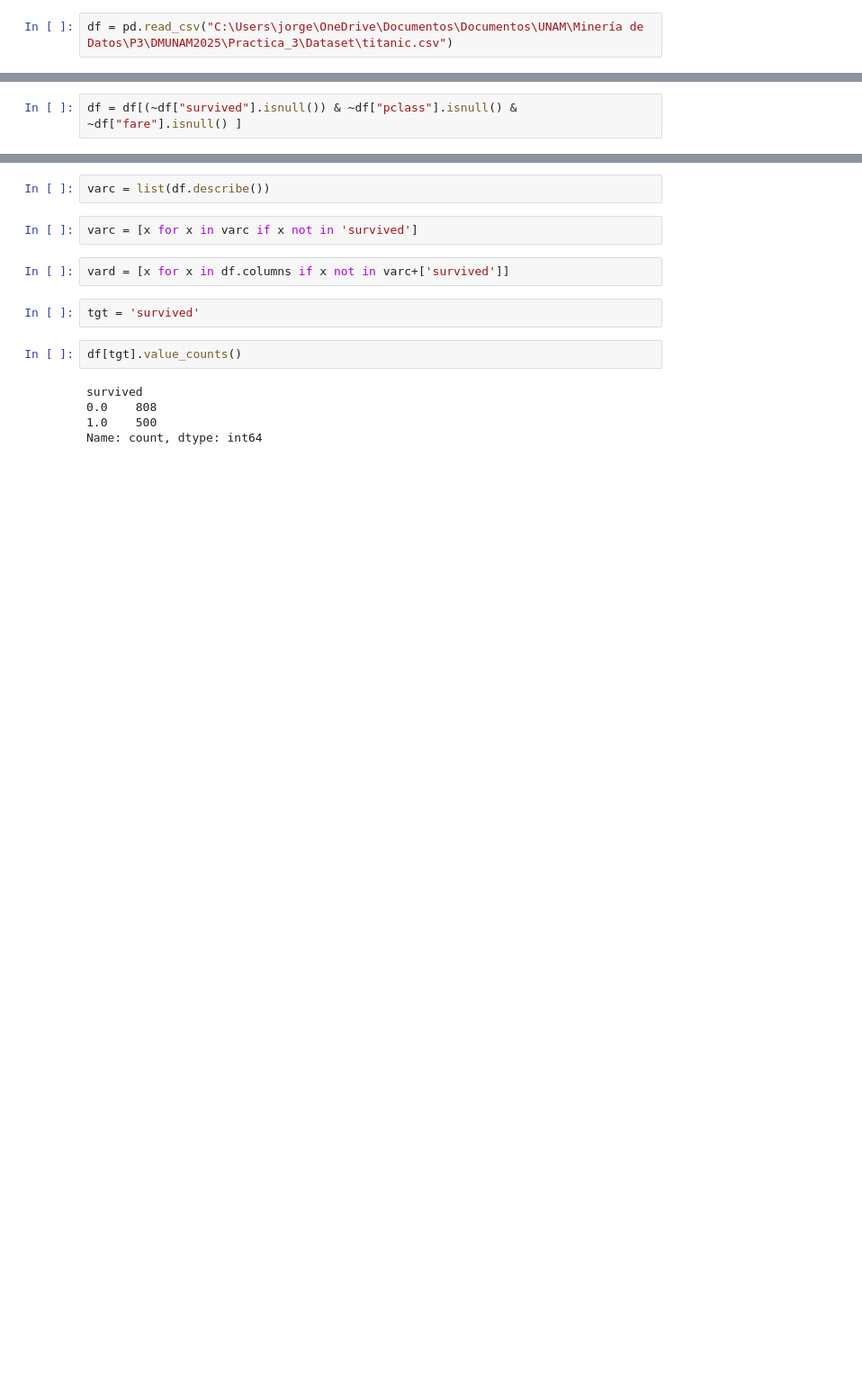
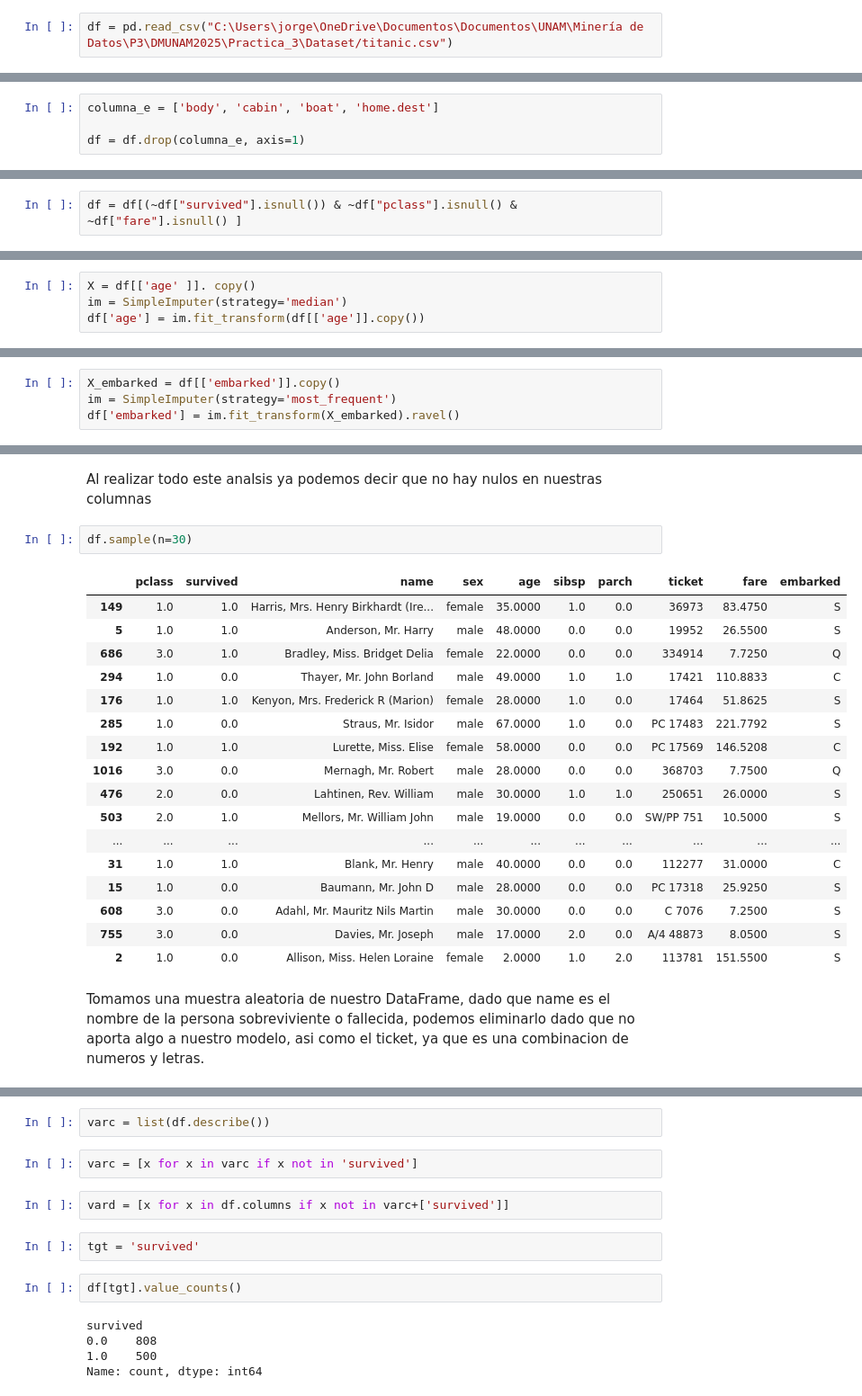
Before and after one commit to ArturoAntonioSotoOsornio/DMUNAM2025, a Jupyter notebook: Practica_3/proceso_ML_clasificacion.ipynb, the cells around one changed output, grey strips where cells are left out. Shown at 90% size. Cells and saved outputs as stored; diff of their text form; blank space fills up the shorter version.

Commit message:
Modificación a proceso_ML_clasificacion.ipynb dentro de Practica_3

```diff
--- a/Practica_3/proceso_ML_clasificacion.ipynb
+++ b/Practica_3/proceso_ML_clasificacion.ipynb
@@ -11,7 +11,7 @@ import numpy as np
 from sklearn.impute import SimpleImputer
 from scipy.stats import ks_2samp
 # %%
-df = pd.read_csv("C:\Users\jorge\OneDrive\Documentos\Documentos\UNAM\Minería de Datos\P3\DMUNAM2025\Practica_3\Dataset\titanic.csv")
+df = pd.read_csv("C:\Users\jorge\OneDrive\Documentos\Documentos\UNAM\Minería de Datos\P3\DMUNAM2025\Practica_3\Dataset/titanic.csv")
 # %%
 df.shape
 # %% [output]
@@ -73,0 +71,4 @@ dtype: float64
+# %%
+columna_e = ['body', 'cabin', 'boat', 'home.dest']
+
+df = df.drop(columna_e, axis=1)
@@ -147,0 +150,4 @@ dtype: float64
+# %%
+X = df[['age' ]]. copy()
+im = SimpleImputer(strategy='median')
+df['age'] = im.fit_transform(df[['age']].copy())
@@ -147,0 +167,4 @@ dtype: float64
+# %%
+X_embarked = df[['embarked']].copy()
+im = SimpleImputer(strategy='most_frequent')
+df['embarked'] = im.fit_transform(X_embarked).ravel()
@@ -147,0 +205,24 @@ dtype: float64
+# %% [markdown]
+Al realizar todo este analsis ya podemos decir que no hay nulos en nuestras columnas
+# %%
+df.sample(n=30)
+# %% [output]
+|  | pclass | survived | name | sex | age | sibsp | parch | ticket | fare | embarked |
+| 149 | 1.0 | 1.0 | Harris, Mrs. Henry Birkhardt (Ire... | female | 35.0000 | 1.0 | 0.0 | 36973 | 83.4750 | S |
+| 5 | 1.0 | 1.0 | Anderson, Mr. Harry | male | 48.0000 | 0.0 | 0.0 | 19952 | 26.5500 | S |
+| 686 | 3.0 | 1.0 | Bradley, Miss. Bridget Delia | female | 22.0000 | 0.0 | 0.0 | 334914 | 7.7250 | Q |
+| 294 | 1.0 | 0.0 | Thayer, Mr. John Borland | male | 49.0000 | 1.0 | 1.0 | 17421 | 110.8833 | C |
+| 176 | 1.0 | 1.0 | Kenyon, Mrs. Frederick R (Marion) | female | 28.0000 | 1.0 | 0.0 | 17464 | 51.8625 | S |
+| 285 | 1.0 | 0.0 | Straus, Mr. Isidor | male | 67.0000 | 1.0 | 0.0 | PC 17483 | 221.7792 | S |
+| 192 | 1.0 | 1.0 | Lurette, Miss. Elise | female | 58.0000 | 0.0 | 0.0 | PC 17569 | 146.5208 | C |
+| 1016 | 3.0 | 0.0 | Mernagh, Mr. Robert | male | 28.0000 | 0.0 | 0.0 | 368703 | 7.7500 | Q |
+| 476 | 2.0 | 0.0 | Lahtinen, Rev. William | male | 30.0000 | 1.0 | 1.0 | 250651 | 26.0000 | S |
+| 503 | 2.0 | 1.0 | Mellors, Mr. William John | male | 19.0000 | 0.0 | 0.0 | SW/PP 751 | 10.5000 | S |
+| ... | ... | ... | ... | ... | ... | ... | ... | ... | ... | ... |
+| 31 | 1.0 | 1.0 | Blank, Mr. Henry | male | 40.0000 | 0.0 | 0.0 | 112277 | 31.0000 | C |
+| 15 | 1.0 | 0.0 | Baumann, Mr. John D | male | 28.0000 | 0.0 | 0.0 | PC 17318 | 25.9250 | S |
+| 608 | 3.0 | 0.0 | Adahl, Mr. Mauritz Nils Martin | male | 30.0000 | 0.0 | 0.0 | C 7076 | 7.2500 | S |
+| 755 | 3.0 | 0.0 | Davies, Mr. Joseph | male | 17.0000 | 2.0 | 0.0 | A/4 48873 | 8.0500 | S |
+| 2 | 1.0 | 0.0 | Allison, Miss. Helen Loraine | female | 2.0000 | 1.0 | 2.0 | 113781 | 151.5500 | S |
+# %% [markdown]
+Tomamos una muestra aleatoria de nuestro DataFrame, dado que name es el nombre de la persona sobreviviente o fallecida, podemos eliminarlo dado que no aporta algo a nuestro modelo, asi como el ticket, ya que es una combinacion de numeros y letras.
```
Also changed, not shown: parts of 46 cells of this notebook.
